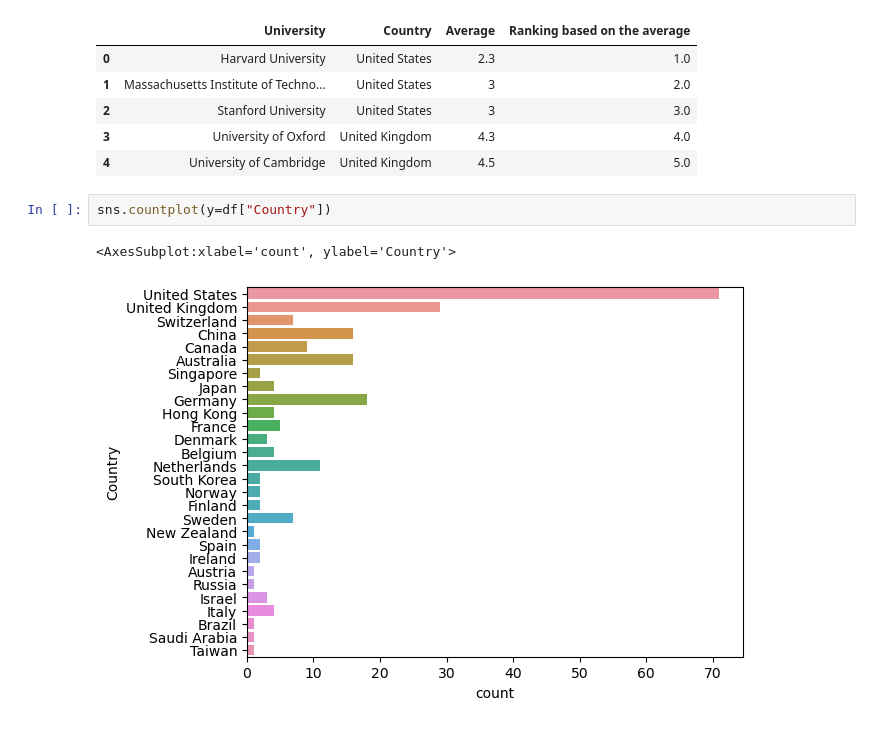
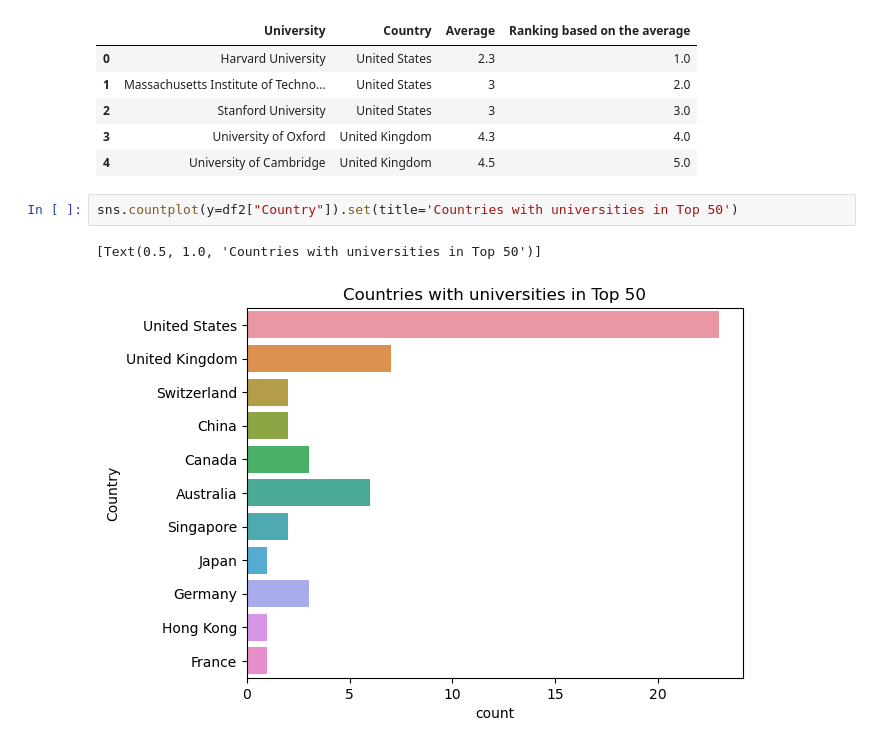
Before and after one commit to ndminh2003/Project, a Jupyter notebook: uni-ranking.ipynb, the cells around one changed output. Saved outputs shown, nothing was run; the diff lists cells and outputs as text.

```diff
--- a/uni-ranking.ipynb
+++ b/uni-ranking.ipynb
@@ -99,8 +99,8 @@ df2.head()
 | 2 | Stanford University | United States | 3 | 3.0 |
 | 3 | University of Oxford | United Kingdom | 4.3 | 4.0 |
 | 4 | University of Cambridge | United Kingdom | 4.5 | 5.0 |
-# %%
-sns.countplot(y=df["Country"])
-# %% [output]
-<AxesSubplot:xlabel='count', ylabel='Country'>
-[figure, removed]
+# %%
+sns.countplot(y=df2["Country"]).set(title='Countries with universities in Top 50')
+# %% [output]
+[Text(0.5, 1.0, 'Countries with universities in Top 50')]
+[figure, added]
```
